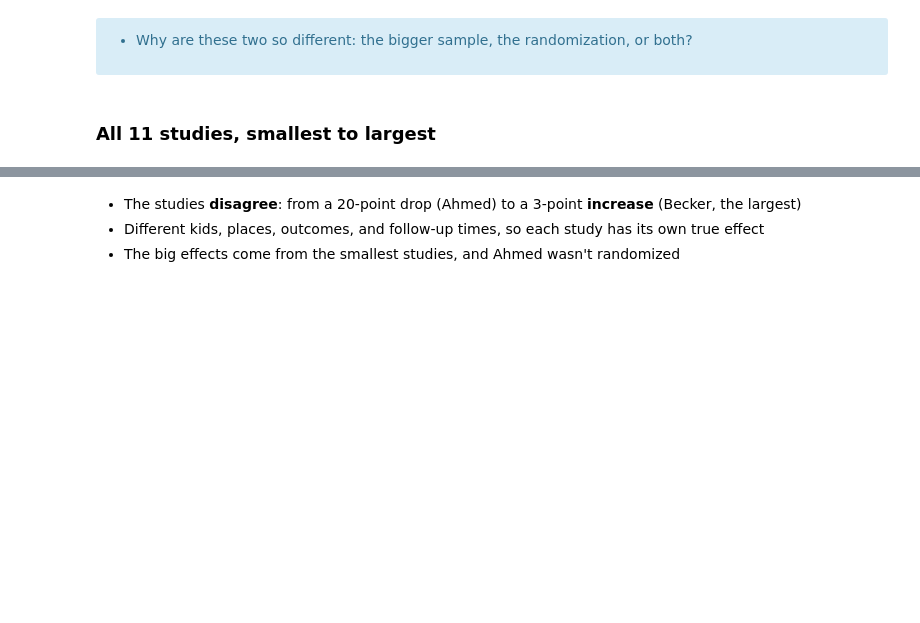
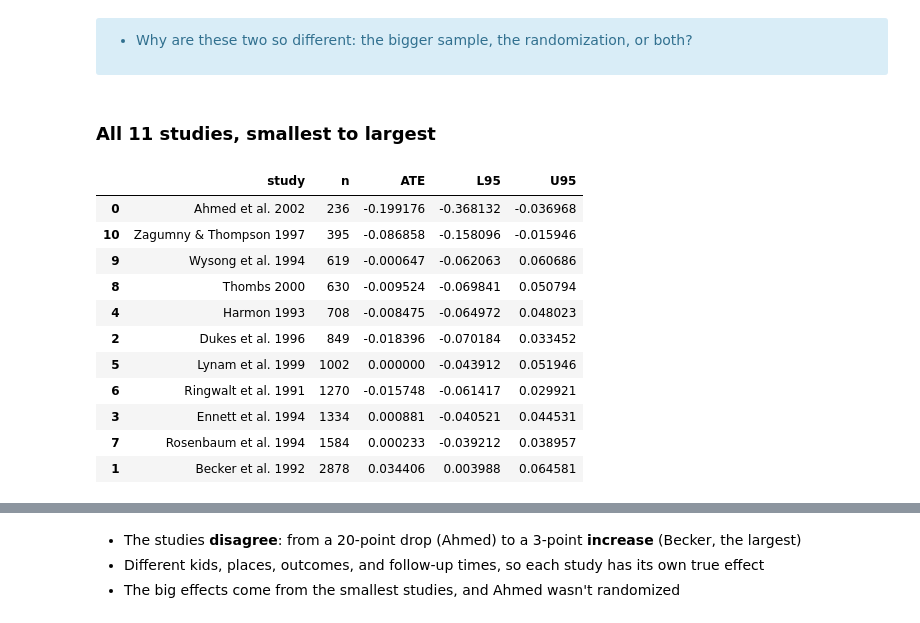
Before and after one commit to lchop14/UU_F26_templates, a Jupyter notebook: Week06/Thursday_lab/Thursday_AB_testing_bridge.ipynb, the cells around one changed output, grey strips where cells are left out. Saved outputs shown, nothing was run; the diff lists cells and outputs as text; code cells hidden in the pictures; blank space fills up the shorter version.

```diff
--- a/Week06/Thursday_lab/Thursday_AB_testing_bridge.ipynb
+++ b/Week06/Thursday_lab/Thursday_AB_testing_bridge.ipynb
@@ -91,17 +102,30 @@ plt.show()
 # %% [markdown]
 ### All 11 studies, smallest to largest
 # %%
-students = pd.read_csv('./data/dare_all_studies.csv')
+students = pd.read_csv('../data/dare_all_studies.csv')
 
 boots = {}
 results = []
 for study, g in students.groupby('study'):
     boots[study] = bootstrap(g)
     L, U = np.quantile(boots[study], [.025, .975])
     results.append({'study': study, 'n': len(g), 'ATE': ate(g), 'L95': L, 'U95': U})
 
 results = pd.DataFrame(results).sort_values('n')
 results
+# %% [output]
+|  | study | n | ATE | L95 | U95 |
+| 0 | Ahmed et al. 2002 | 236 | -0.199176 | -0.368132 | -0.036968 |
+| 10 | Zagumny & Thompson 1997 | 395 | -0.086858 | -0.158096 | -0.015946 |
+| 9 | Wysong et al. 1994 | 619 | -0.000647 | -0.062063 | 0.060686 |
+| 8 | Thombs 2000 | 630 | -0.009524 | -0.069841 | 0.050794 |
+| 4 | Harmon 1993 | 708 | -0.008475 | -0.064972 | 0.048023 |
+| 2 | Dukes et al. 1996 | 849 | -0.018396 | -0.070184 | 0.033452 |
+| 5 | Lynam et al. 1999 | 1002 | 0.000000 | -0.043912 | 0.051946 |
+| 6 | Ringwalt et al. 1991 | 1270 | -0.015748 | -0.061417 | 0.029921 |
+| 3 | Ennett et al. 1994 | 1334 | 0.000881 | -0.040521 | 0.044531 |
+| 7 | Rosenbaum et al. 1994 | 1584 | 0.000233 | -0.039212 | 0.038957 |
+| 1 | Becker et al. 1992 | 2878 | 0.034406 | 0.003988 | 0.064581 |
 # %%
 plt.errorbar(results['ATE'], results['study'],
              xerr=[results['ATE'] - results['L95'], results['U95'] - results['ATE']],
```
Also changed, not shown: parts of 9 cells of this notebook.
